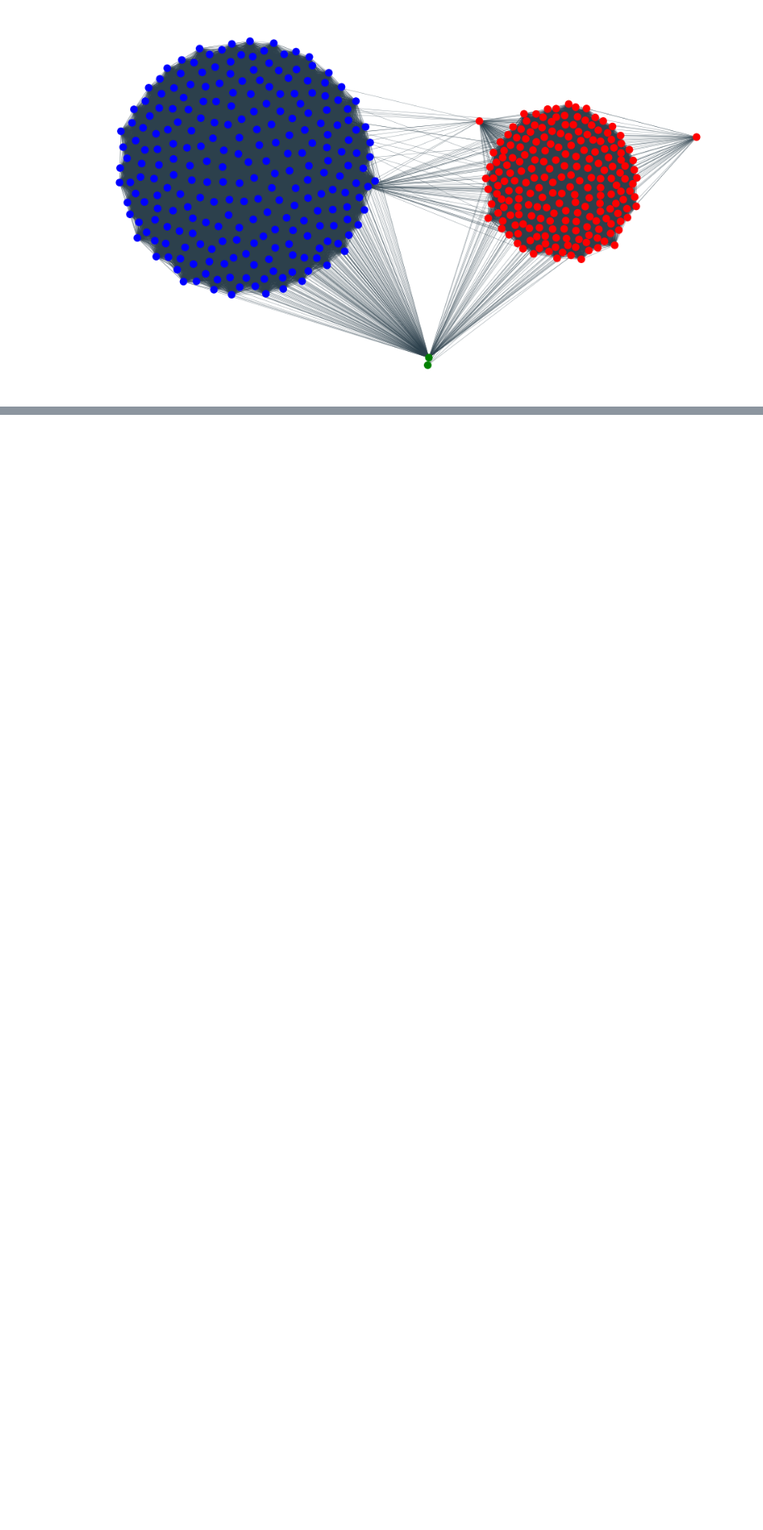
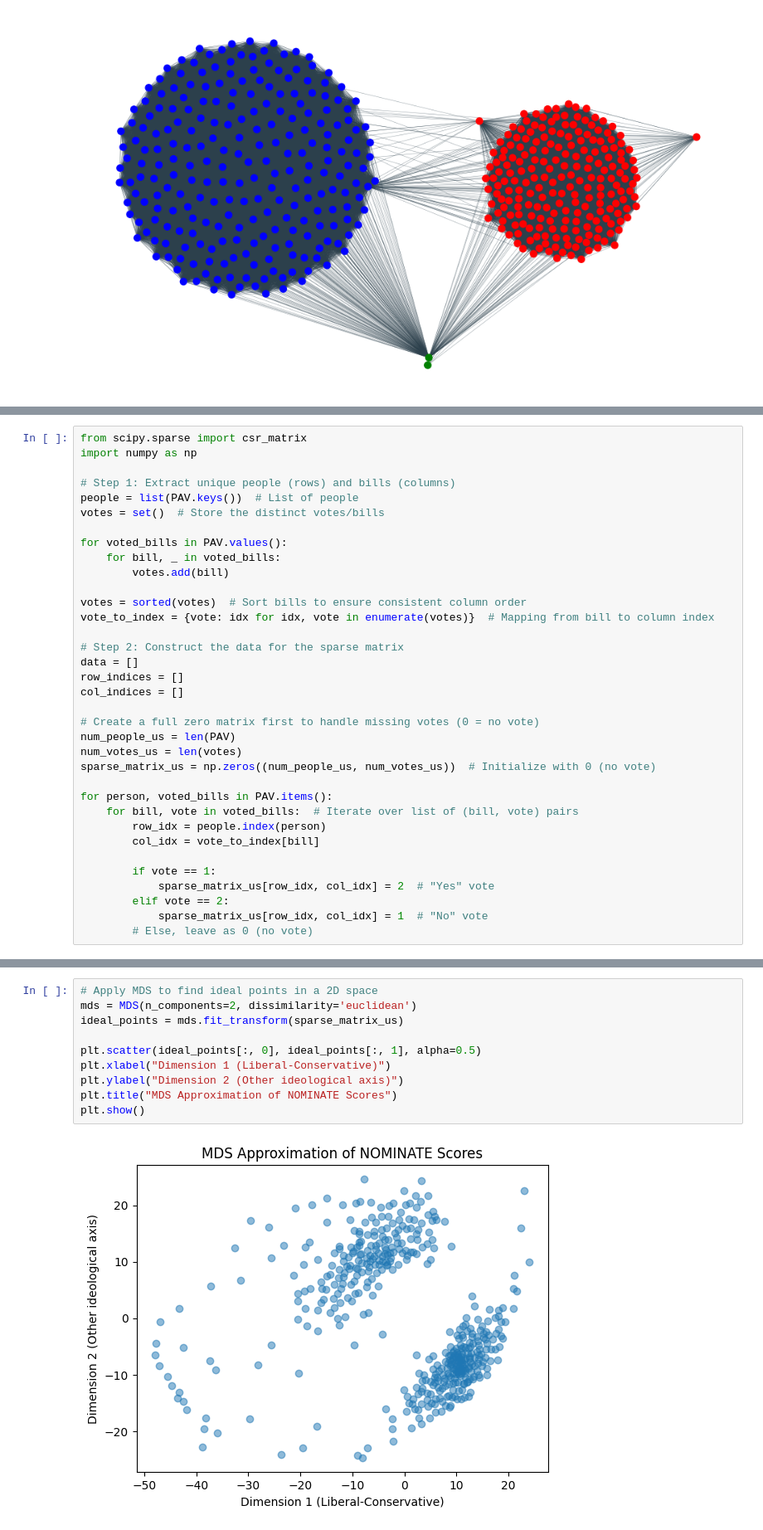
Before and after one commit to Lukas1930/Polarization, a Jupyter notebook: network_validation.ipynb, the cells around one changed output, grey strips where cells are left out. Shown at 83% size. Cells and saved outputs as stored; diff of their text form; blank space fills up the shorter version.

```diff
--- a/network_validation.ipynb
+++ b/network_validation.ipynb
@@ -57,0 +65,35 @@ plt.show()
+# %%
+from scipy.sparse import csr_matrix
+import numpy as np
+
+# Step 1: Extract unique people (rows) and bills (columns)
+people = list(PAV.keys())  # List of people
+votes = set()  # Store the distinct votes/bills
+
+for voted_bills in PAV.values():
+    for bill, _ in voted_bills:
+        votes.add(bill)
+
+votes = sorted(votes)  # Sort bills to ensure consistent column order
+vote_to_index = {vote: idx for idx, vote in enumerate(votes)}  # Mapping from bill to column index
+
+# Step 2: Construct the data for the sparse matrix
+data = []
+row_indices = []
+col_indices = []
+
+# Create a full zero matrix first to handle missing votes (0 = no vote)
+num_people_us = len(PAV)
+num_votes_us = len(votes)
+sparse_matrix_us = np.zeros((num_people_us, num_votes_us))  # Initialize with 0 (no vote)
+
+for person, voted_bills in PAV.items():
+    for bill, vote in voted_bills:  # Iterate over list of (bill, vote) pairs
+        row_idx = people.index(person)
+        col_idx = vote_to_index[bill]
+
+        if vote == 1:
+            sparse_matrix_us[row_idx, col_idx] = 2  # "Yes" vote
+        elif vote == 2:
+            sparse_matrix_us[row_idx, col_idx] = 1  # "No" vote
+        # Else, leave as 0 (no vote)
@@ -57,0 +131,12 @@ plt.show()
+# %%
+# Apply MDS to find ideal points in a 2D space
+mds = MDS(n_components=2, dissimilarity='euclidean')
+ideal_points = mds.fit_transform(sparse_matrix_us)
+
+plt.scatter(ideal_points[:, 0], ideal_points[:, 1], alpha=0.5)
+plt.xlabel("Dimension 1 (Liberal-Conservative)")
+plt.ylabel("Dimension 2 (Other ideological axis)")
+plt.title("MDS Approximation of NOMINATE Scores")
+plt.show()
+# %% [output]
+[figure, added]
```
Also changed, not shown: parts of 13 cells of this notebook.
